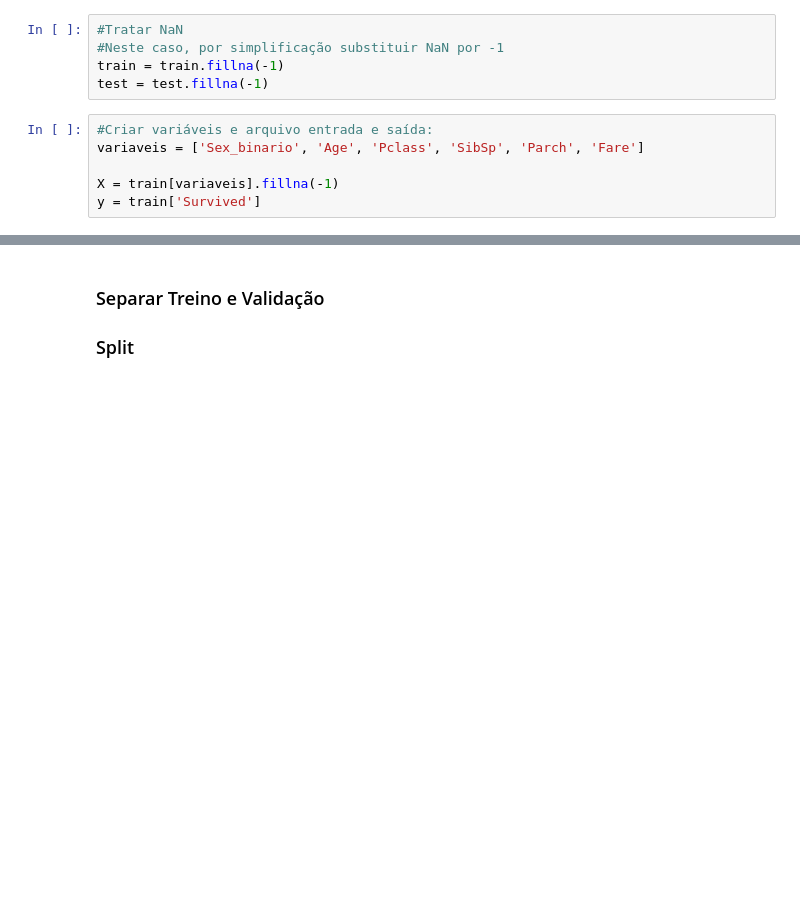
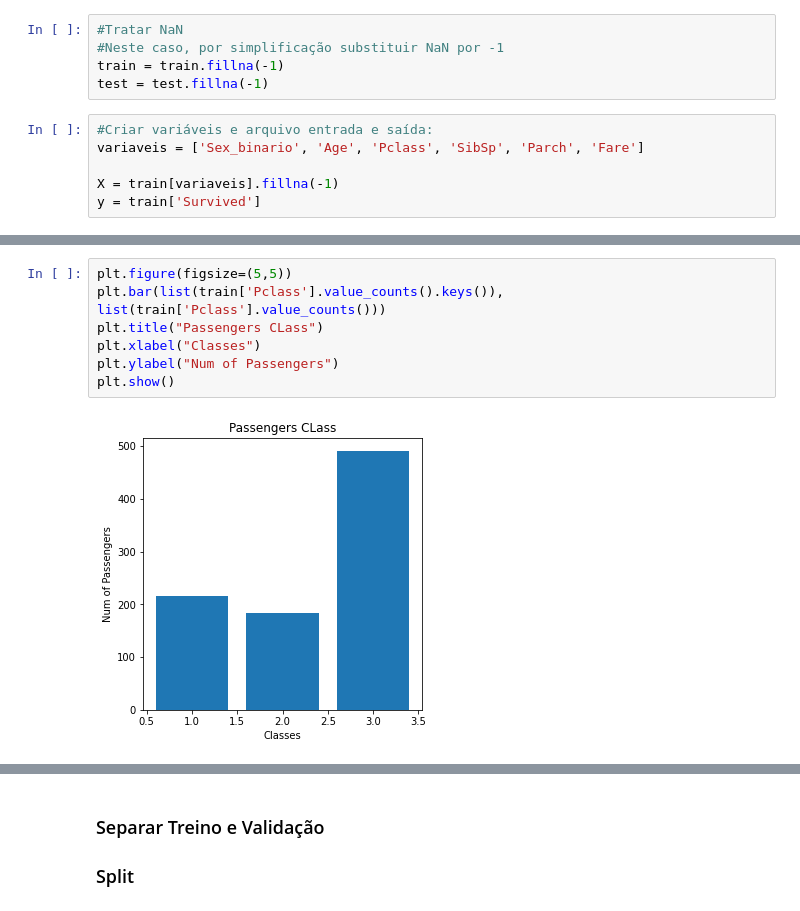
Before and after one commit to epmadruga/Random_Forest_Classifier, a Jupyter notebook: Template_RandomForestClassifier_V3.ipynb, the cells around one changed output, grey strips where cells are left out. Cells and saved outputs as stored; diff of their text form; blank space fills up the shorter version.

```diff
--- a/Template_RandomForestClassifier_V3.ipynb
+++ b/Template_RandomForestClassifier_V3.ipynb
@@ -36,0 +55,9 @@ y = train['Survived']
+# %%
+plt.figure(figsize=(5,5))
+plt.bar(list(train['Pclass'].value_counts().keys()), list(train['Pclass'].value_counts()))
+plt.title("Passengers CLass")
+plt.xlabel("Classes")
+plt.ylabel("Num of Passengers")
+plt.show()
+# %% [output]
+[figure, added]
```
Also changed, not shown: parts of 13 cells of this notebook, 1 other file.
